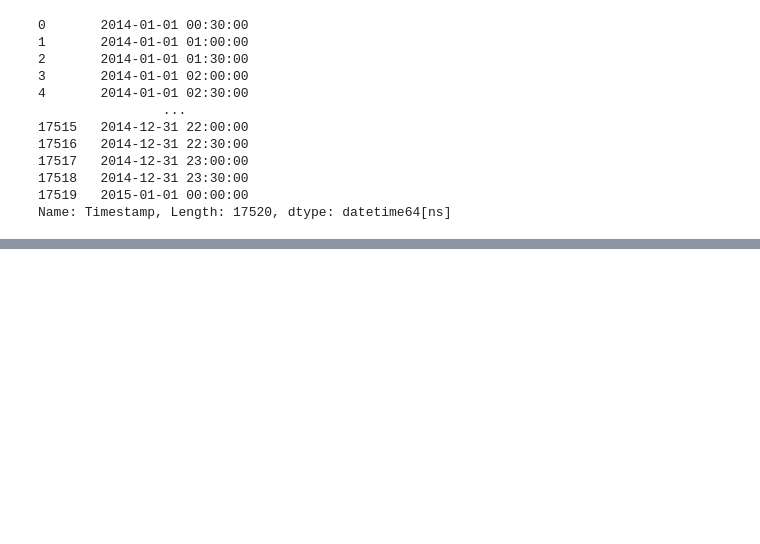
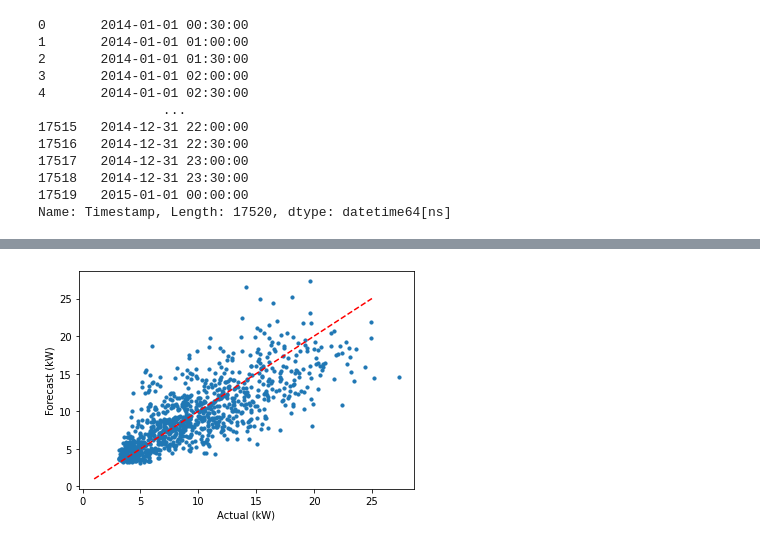
Before and after one commit to stait20/Code, a Jupyter notebook: Fife-data/FifeData.ipynb, the cells around one changed output, grey strips where cells are left out. Drawn from its saved outputs; the diff is of its cells as text; code cells hidden in the pictures; blank space fills up the shorter version.

```diff
--- a/Fife-data/FifeData.ipynb
+++ b/Fife-data/FifeData.ipynb
@@ -42,0 +69,10 @@ plt.plot(df["Timestamp"].iloc[l:h], df["pers_forecast"].iloc[l:h])
+# %%
+h=1344
+plt.scatter(df["crawfordCrescent_F2"].iloc[l:h], df["crawford_pers_forecast"].iloc[l:h],s=10)
+plt.plot([1,25], [1,25], c="r",ls="--")
+plt.xlabel("Actual (kW)")
+plt.ylabel("Forecast (kW)")
+plt.savefig("linear.jpg", dpi=300)
+plt.show()
+# %% [output]
+[figure, added]
```
Also changed, not shown: parts of 9 cells of this notebook, 1 other file.
